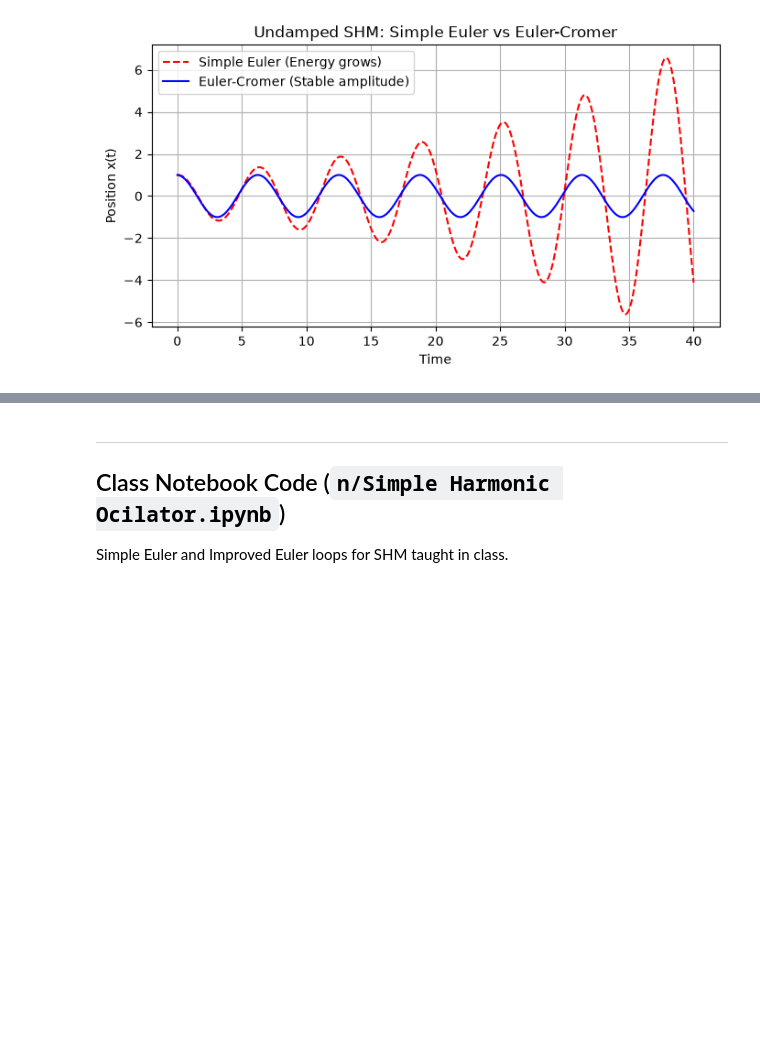
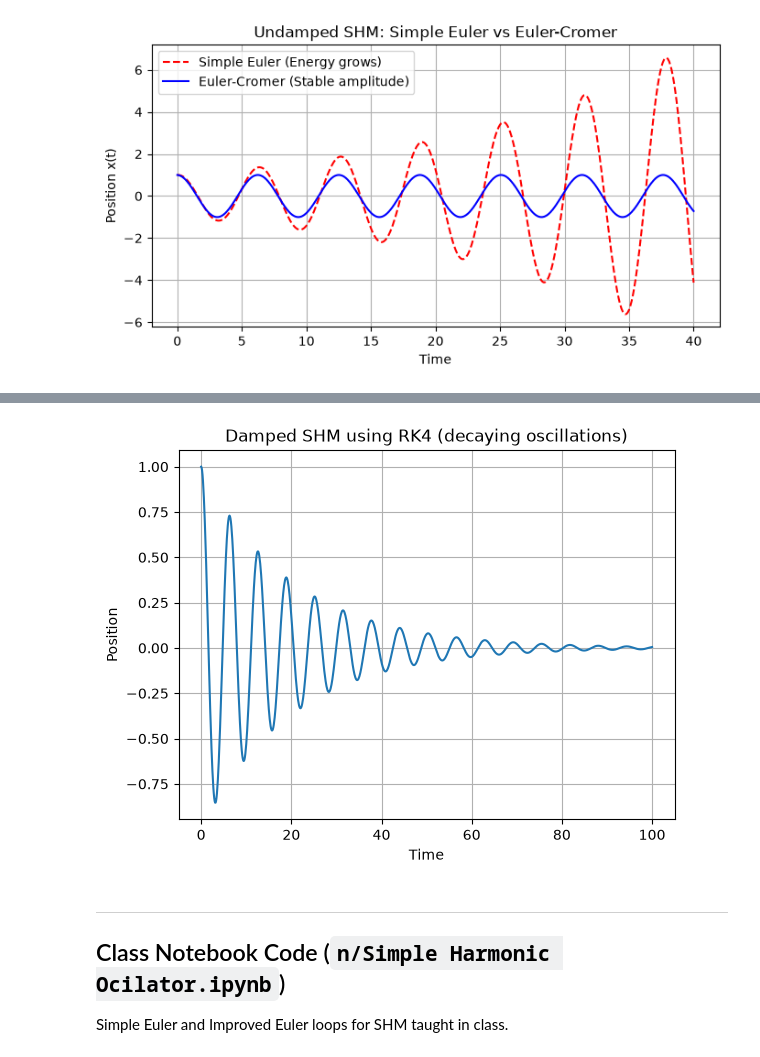
Before and after one commit to Nandu45321/Numerical-Methods-PHY324, a Jupyter notebook: Notes/End/Linear Ordinary Differential Equations/02_Second_Order_ODEs_SHM_and_RK4.ipynb, the cells around one changed output, grey strips where cells are left out. Saved outputs shown, nothing was run; the diff lists cells and outputs as text; code cells hidden in the pictures; blank space fills up the shorter version.

```diff
--- a/Notes/End/Linear Ordinary Differential Equations/02_Second_Order_ODEs_SHM_and_RK4.ipynb
+++ b/Notes/End/Linear Ordinary Differential Equations/02_Second_Order_ODEs_SHM_and_RK4.ipynb
@@ -107,3 +60,50 @@ plt.show()
+# %%
+import numpy as np
+import matplotlib.pyplot as plt
+
+# --- 1. Physical & numerical parameters ---
+k = 1                 # spring constant (restoring force strength)
+m = 1                 # mass of the oscillator
+gamma = 0.1           # damping coefficient (friction: 0.1 -> underdamped oscillations)
+t_end = 100           # final simulation time
+dt = 0.1              # time step size h
+y0 = np.array([1, 0]) # initial state [x(0), v(0)] = [1, 0]: pulled to x=1, released from rest
+
+t = np.arange(0, t_end + dt, dt)  # time grid from 0 to t_end inclusive
+n = len(t)                        # total number of time points
+
+# --- 2. State storage matrix ---
+# y has 2 rows and n columns:
+#   y[0, i] = position x at time t[i]
+#   y[1, i] = velocity v at time t[i]
+y = np.zeros((2, n))
+y[:, 0] = y0                      # fill column 0 with initial [x(0), v(0)]
+
+# --- 3. Derivative function f(state) = [dx/dt, dv/dt] ---
+# Writing f(state) ONCE avoids repeating the ODE formula 4 times inside the loop
+def f_shm(state):
+    x, v = state
+    return np.array([v, -(gamma / m) * v - (k / m) * x])
+
+# --- 4. RK4 time-stepping loop ---
+for i in range(n - 1):
+    k1 = f_shm(y[:, i])                  # slope at start
+    k2 = f_shm(y[:, i] + 0.5 * dt * k1)  # slope at midpoint (using k1)
+    k3 = f_shm(y[:, i] + 0.5 * dt * k2)  # improved slope at midpoint (using k2)
+    k4 = f_shm(y[:, i] + dt * k3)        # slope at end (using k3)
+
+    # Combine all 4 slopes with Simpson weights (1, 2, 2, 1) / 6 to advance [x, v]
+    y[:, i + 1] = y[:, i] + dt * (k1 + 2 * k2 + 2 * k3 + k4) / 6
+
+# --- 5. Plot position x(t) = row 0 of y ---
+plt.plot(t, y[0, :])
+plt.xlabel("Time")
+plt.ylabel("Position")
+plt.title("Damped SHM using RK4 (decaying oscillations)")
+plt.grid(True)
+plt.show()
+# %% [output]
+[figure, added]
 # %% [markdown]
 ---
 ## Class Notebook Code (`n/Simple Harmonic Ocilator.ipynb`)
```
Also changed, not shown: parts of 3 cells of this notebook, 11 other files.
